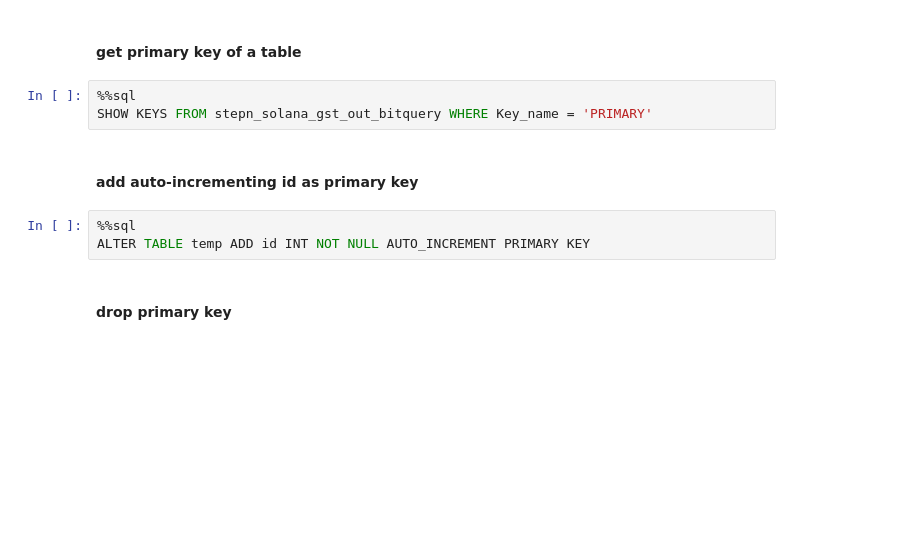
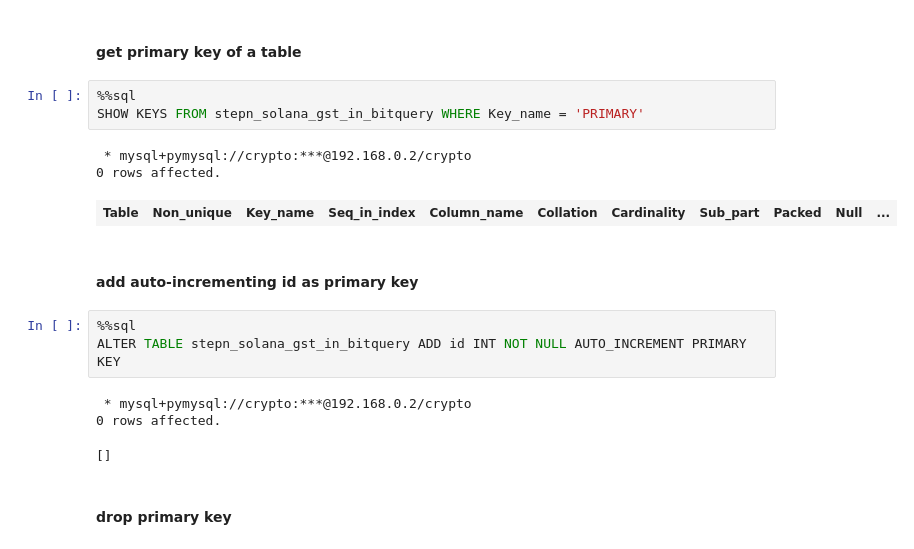
Before and after one commit to wwolfyy/crypto, a Jupyter notebook: MySQL utility commands.ipynb, the cells around one changed output. Saved outputs shown, nothing was run; the diff lists cells and outputs as text; blank space fills up the shorter version.

```diff
--- a/MySQL utility commands.ipynb
+++ b/MySQL utility commands.ipynb
@@ -147,12 +323,20 @@ SHOW columns FROM stepn_solana_gst_out_bitquery
 #### get primary key of a table
 # %%
 %%sql
-SHOW KEYS FROM stepn_solana_gst_out_bitquery WHERE Key_name = 'PRIMARY'
+SHOW KEYS FROM stepn_solana_gst_in_bitquery WHERE Key_name = 'PRIMARY'
+# %% [output]
+ * mysql+pymysql://crypto:***@192.168.0.2/crypto
+0 rows affected.
+| Table | Non_unique | Key_name | Seq_in_index | Column_name | Collation | Cardinality | Sub_part | Packed | Null | ... |
 # %% [markdown]
 #### add auto-incrementing id as primary key
 # %%
 %%sql
-ALTER TABLE temp ADD id INT NOT NULL AUTO_INCREMENT PRIMARY KEY
+ALTER TABLE stepn_solana_gst_in_bitquery ADD id INT NOT NULL AUTO_INCREMENT PRIMARY KEY
+# %% [output]
+ * mysql+pymysql://crypto:***@192.168.0.2/crypto
+0 rows affected.
+[]
 # %% [markdown]
 #### drop primary key
 # %%
```
Also changed, not shown: parts of 18 cells of this notebook, 2 other files.
